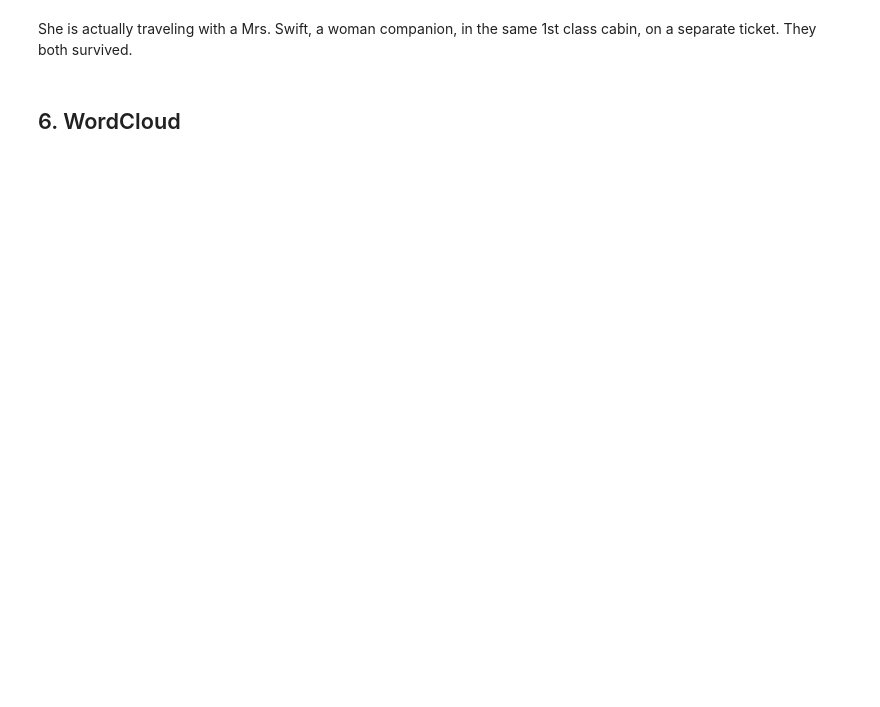
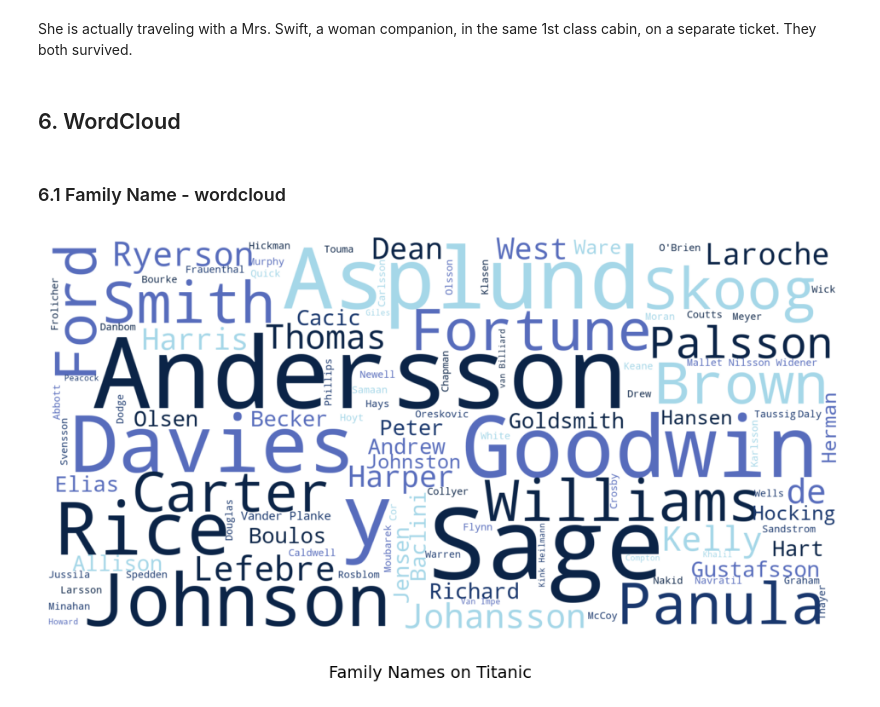
Before and after one commit to powernusa/titanic-eda, a Jupyter notebook: titanic_eda.ipynb, the cells around one changed output. Drawn from its saved outputs; the diff is of its cells as text; code cells hidden in the pictures; blank space fills up the shorter version.

Commit message:
feat: Family Name -- wordcloud

```diff
--- a/titanic_eda.ipynb
+++ b/titanic_eda.ipynb
@@ -960,3 +960,9 @@ def show_wordcloud(data, mask=None, title=""):
     fig.subplots_adjust(top=2.3)
     plt.imshow(wordcloud, interpolation='bilinear')
     plt.show()
+# %% [markdown]
+### 6.1 Family Name - wordcloud
+# %%
+show_wordcloud(all_df["Family Name"], title="Family Names on Titanic")
+# %% [output]
+[figure, added]
```
Also changed, not shown: parts of 2 cells of this notebook.
